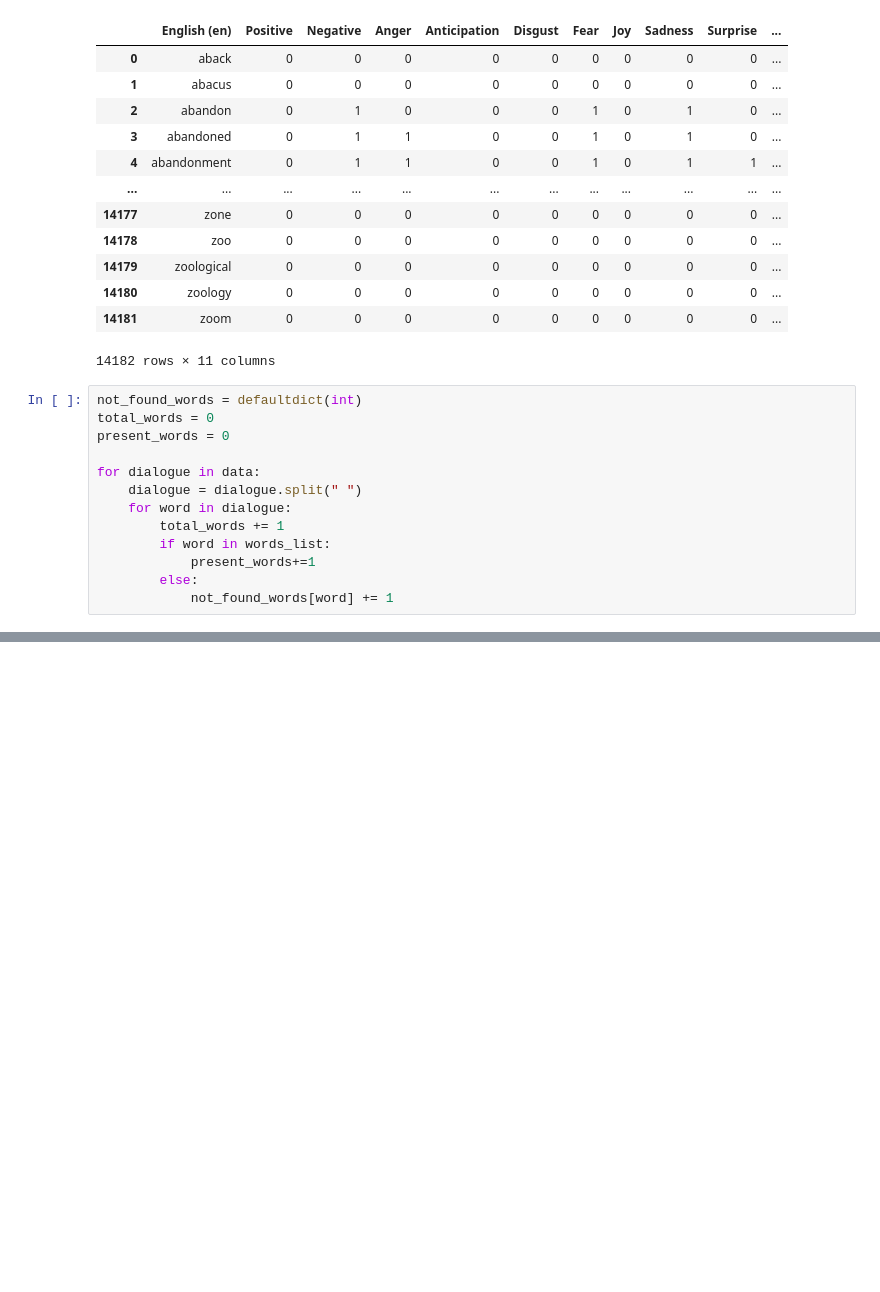
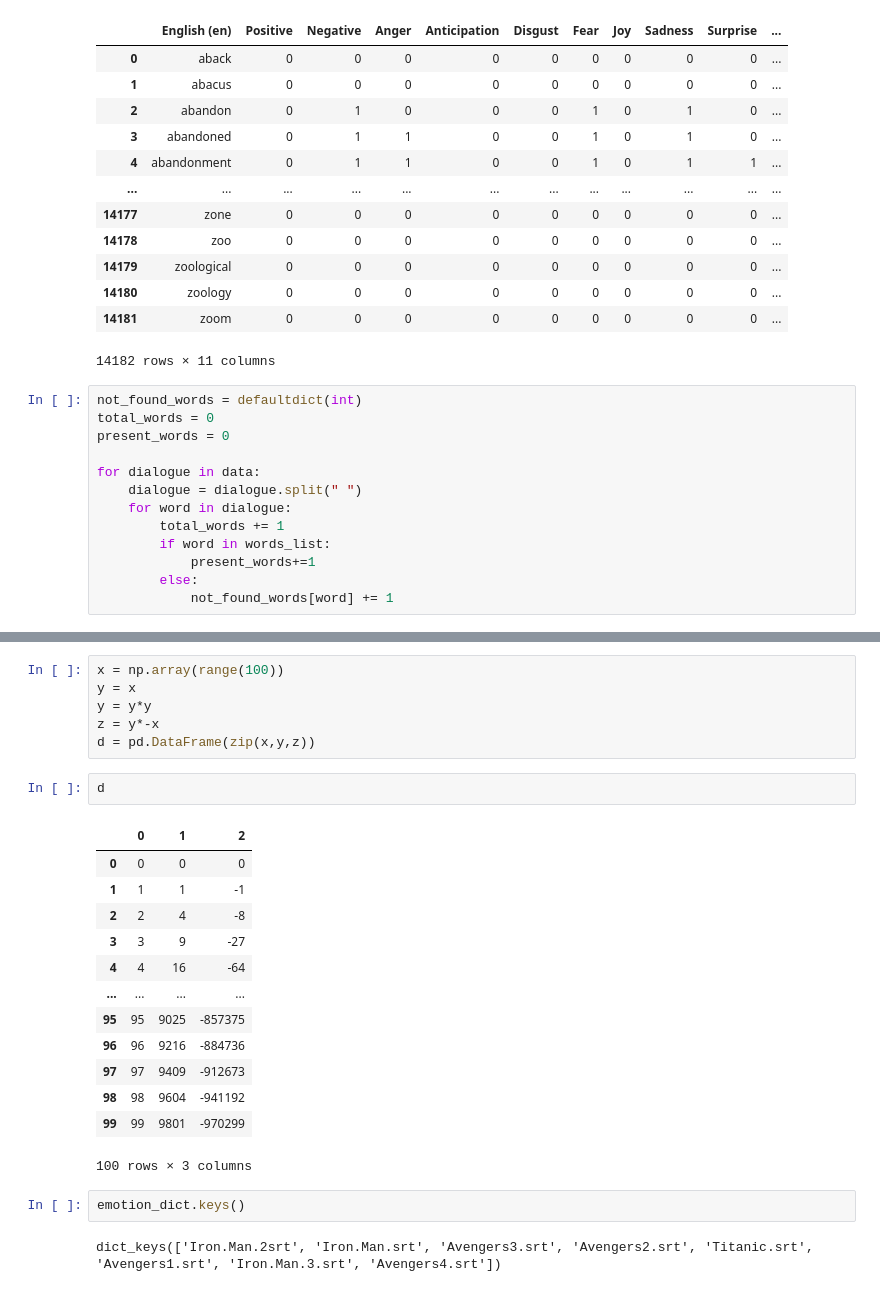
Before and after one commit to srinivasraodaru/Movie-Subtitles-Analysis, a Jupyter notebook: preprocessing.ipynb, the cells around one changed output, grey strips where cells are left out. Drawn from its saved outputs; the diff is of its cells as text; blank space fills up the shorter version.

```diff
--- a/preprocessing.ipynb
+++ b/preprocessing.ipynb
@@ -194,0 +232,26 @@ Name: English (en), Length: 1247, dtype: object>
+# %%
+x = np.array(range(100))
+y = x
+y = y*y
+z = y*-x
+d = pd.DataFrame(zip(x,y,z))
+# %%
+d
+# %% [output]
+|  | 0 | 1 | 2 |
+| 0 | 0 | 0 | 0 |
+| 1 | 1 | 1 | -1 |
+| 2 | 2 | 4 | -8 |
+| 3 | 3 | 9 | -27 |
+| 4 | 4 | 16 | -64 |
+| ... | ... | ... | ... |
+| 95 | 95 | 9025 | -857375 |
+| 96 | 96 | 9216 | -884736 |
+| 97 | 97 | 9409 | -912673 |
+| 98 | 98 | 9604 | -941192 |
+| 99 | 99 | 9801 | -970299 |
+100 rows × 3 columns
+# %%
+emotion_dict.keys()
+# %% [output]
+dict_keys(['Iron.Man.2srt', 'Iron.Man.srt', 'Avengers3.srt', 'Avengers2.srt', 'Titanic.srt', 'Avengers1.srt', 'Iron.Man.3.srt', 'Avengers4.srt'])
```
Also changed, not shown: parts of 10 cells of this notebook, 9 other files.
